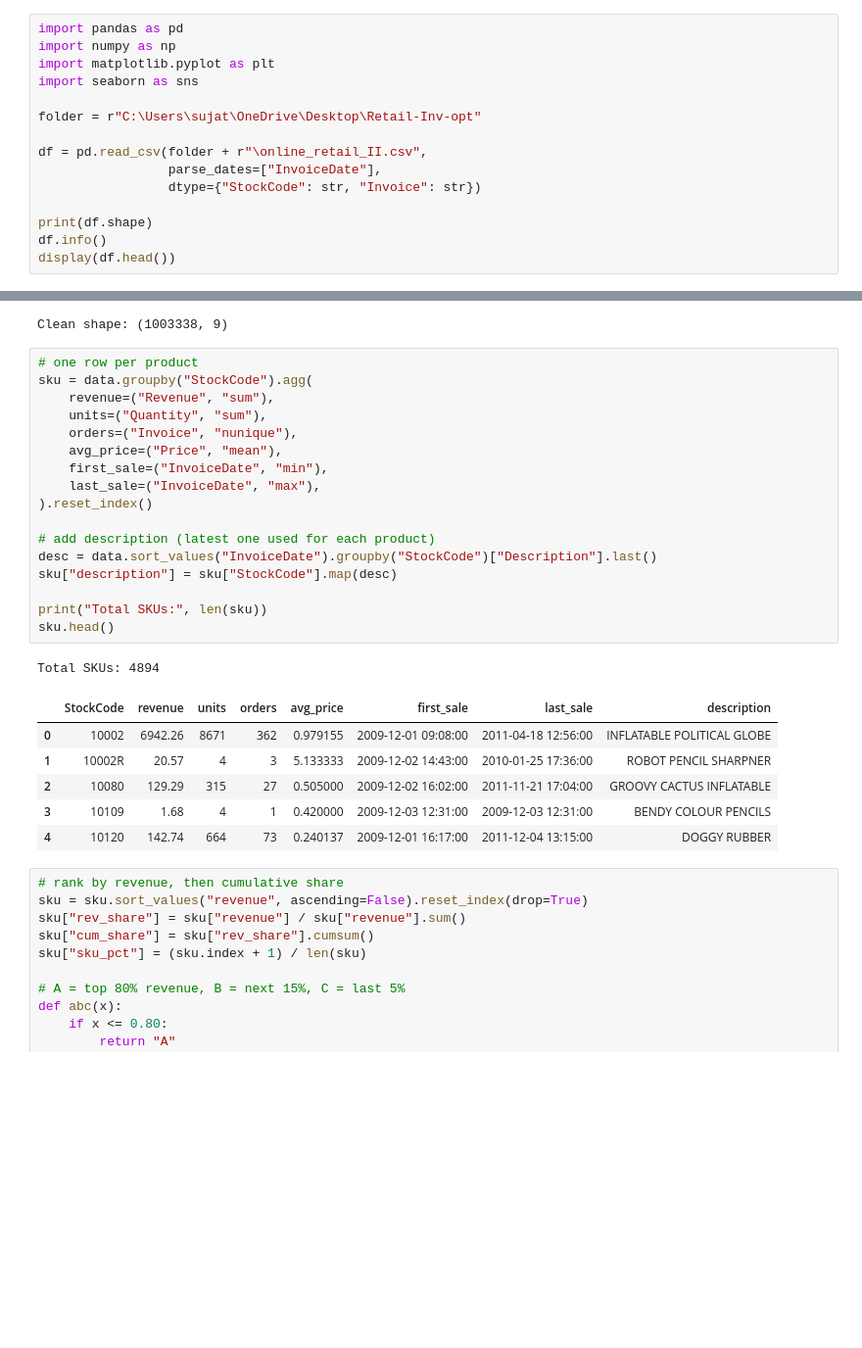
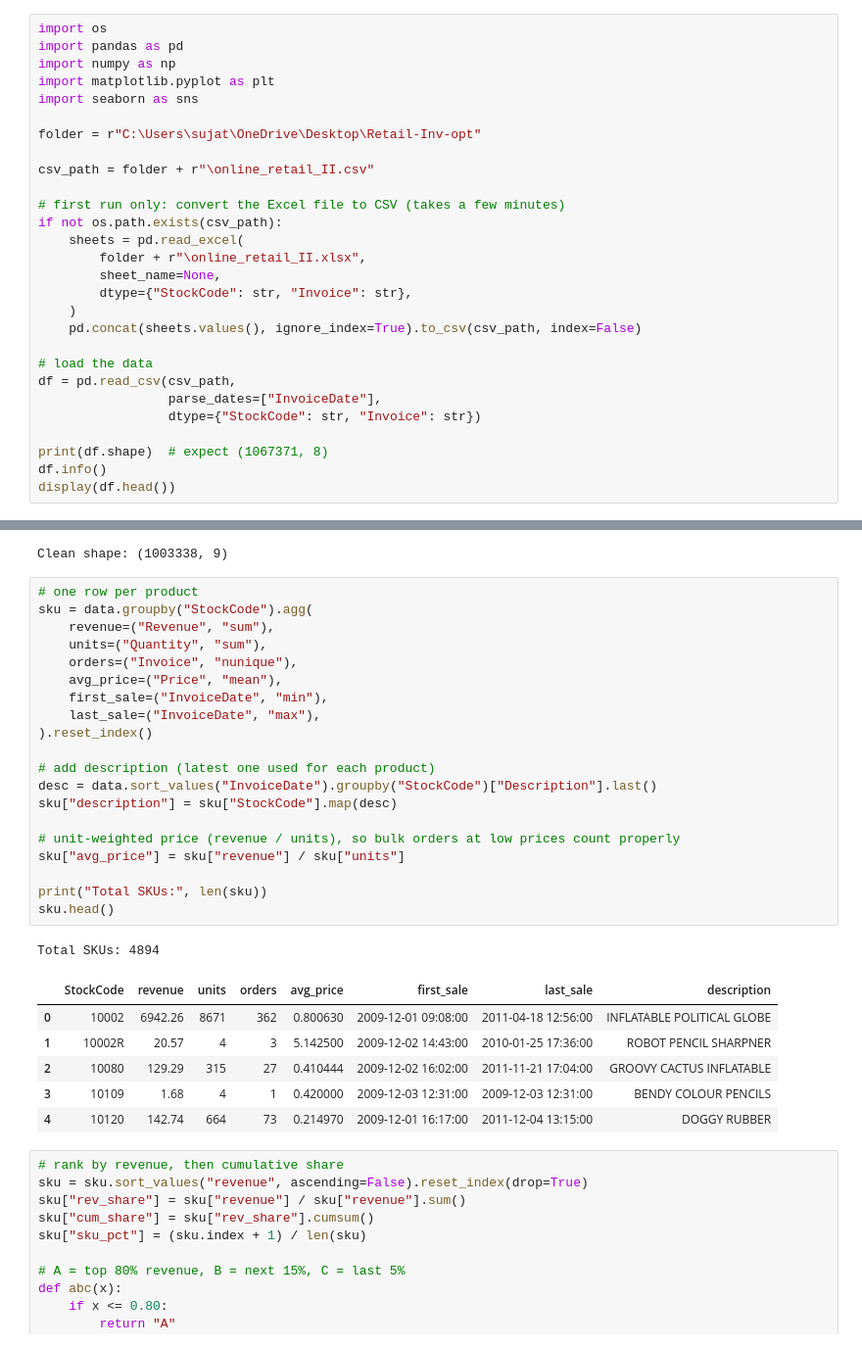
Before and after one commit to aditiii2/retail-inventory-optimization, a Jupyter notebook: notebook.ipynb, the cells around one changed output, grey strips where cells are left out. Shown at 98% size. Saved outputs shown, nothing was run; the diff lists cells and outputs as text; blank space fills up the shorter version.

```diff
--- a/notebook.ipynb
+++ b/notebook.ipynb
@@ -1,4 +1,5 @@
 # %%
+import os
 import pandas as pd
 import numpy as np
 import matplotlib.pyplot as plt
@@ -6,11 +7,23 @@ import seaborn as sns
 
 folder = r"C:\Users\sujat\OneDrive\Desktop\Retail-Inv-opt"
 
-df = pd.read_csv(folder + r"\online_retail_II.csv",
+csv_path = folder + r"\online_retail_II.csv"
+
+# first run only: convert the Excel file to CSV (takes a few minutes)
+if not os.path.exists(csv_path):
+    sheets = pd.read_excel(
+        folder + r"\online_retail_II.xlsx",
+        sheet_name=None,
+        dtype={"StockCode": str, "Invoice": str},
+    )
+    pd.concat(sheets.values(), ignore_index=True).to_csv(csv_path, index=False)
+
+# load the data
+df = pd.read_csv(csv_path,
                  parse_dates=["InvoiceDate"],
                  dtype={"StockCode": str, "Invoice": str})
 
-print(df.shape)
+print(df.shape)  # expect (1067371, 8)
 df.info()
 display(df.head())
 # %% [output]
@@ -231,28 +244,31 @@ Clean shape: (1003338, 9)
 # %%
 # one row per product
 sku = data.groupby("StockCode").agg(
     revenue=("Revenue", "sum"),
     units=("Quantity", "sum"),
     orders=("Invoice", "nunique"),
     avg_price=("Price", "mean"),
     first_sale=("InvoiceDate", "min"),
     last_sale=("InvoiceDate", "max"),
 ).reset_index()
 
 # add description (latest one used for each product)
 desc = data.sort_values("InvoiceDate").groupby("StockCode")["Description"].last()
 sku["description"] = sku["StockCode"].map(desc)
 
+# unit-weighted price (revenue / units), so bulk orders at low prices count properly
+sku["avg_price"] = sku["revenue"] / sku["units"]
+
 print("Total SKUs:", len(sku))
 sku.head()
 # %% [output]
 Total SKUs: 4894
 |  | StockCode | revenue | units | orders | avg_price | first_sale | last_sale | description |
-| 0 | 10002 | 6942.26 | 8671 | 362 | 0.979155 | 2009-12-01 09:08:00 | 2011-04-18 12:56:00 | INFLATABLE POLITICAL GLOBE |
-| 1 | 10002R | 20.57 | 4 | 3 | 5.133333 | 2009-12-02 14:43:00 | 2010-01-25 17:36:00 | ROBOT PENCIL SHARPNER |
-| 2 | 10080 | 129.29 | 315 | 27 | 0.505000 | 2009-12-02 16:02:00 | 2011-11-21 17:04:00 | GROOVY CACTUS INFLATABLE |
+| 0 | 10002 | 6942.26 | 8671 | 362 | 0.800630 | 2009-12-01 09:08:00 | 2011-04-18 12:56:00 | INFLATABLE POLITICAL GLOBE |
+| 1 | 10002R | 20.57 | 4 | 3 | 5.142500 | 2009-12-02 14:43:00 | 2010-01-25 17:36:00 | ROBOT PENCIL SHARPNER |
+| 2 | 10080 | 129.29 | 315 | 27 | 0.410444 | 2009-12-02 16:02:00 | 2011-11-21 17:04:00 | GROOVY CACTUS INFLATABLE |
 | 3 | 10109 | 1.68 | 4 | 1 | 0.420000 | 2009-12-03 12:31:00 | 2009-12-03 12:31:00 | BENDY COLOUR PENCILS |
-| 4 | 10120 | 142.74 | 664 | 73 | 0.240137 | 2009-12-01 16:17:00 | 2011-12-04 13:15:00 | DOGGY RUBBER |
+| 4 | 10120 | 142.74 | 664 | 73 | 0.214970 | 2009-12-01 16:17:00 | 2011-12-04 13:15:00 | DOGGY RUBBER |
 # %%
 # rank by revenue, then cumulative share
 sku = sku.sort_values("revenue", ascending=False).reset_index(drop=True)
```
Also changed, not shown: parts of 15 cells of this notebook, 6 other files.
